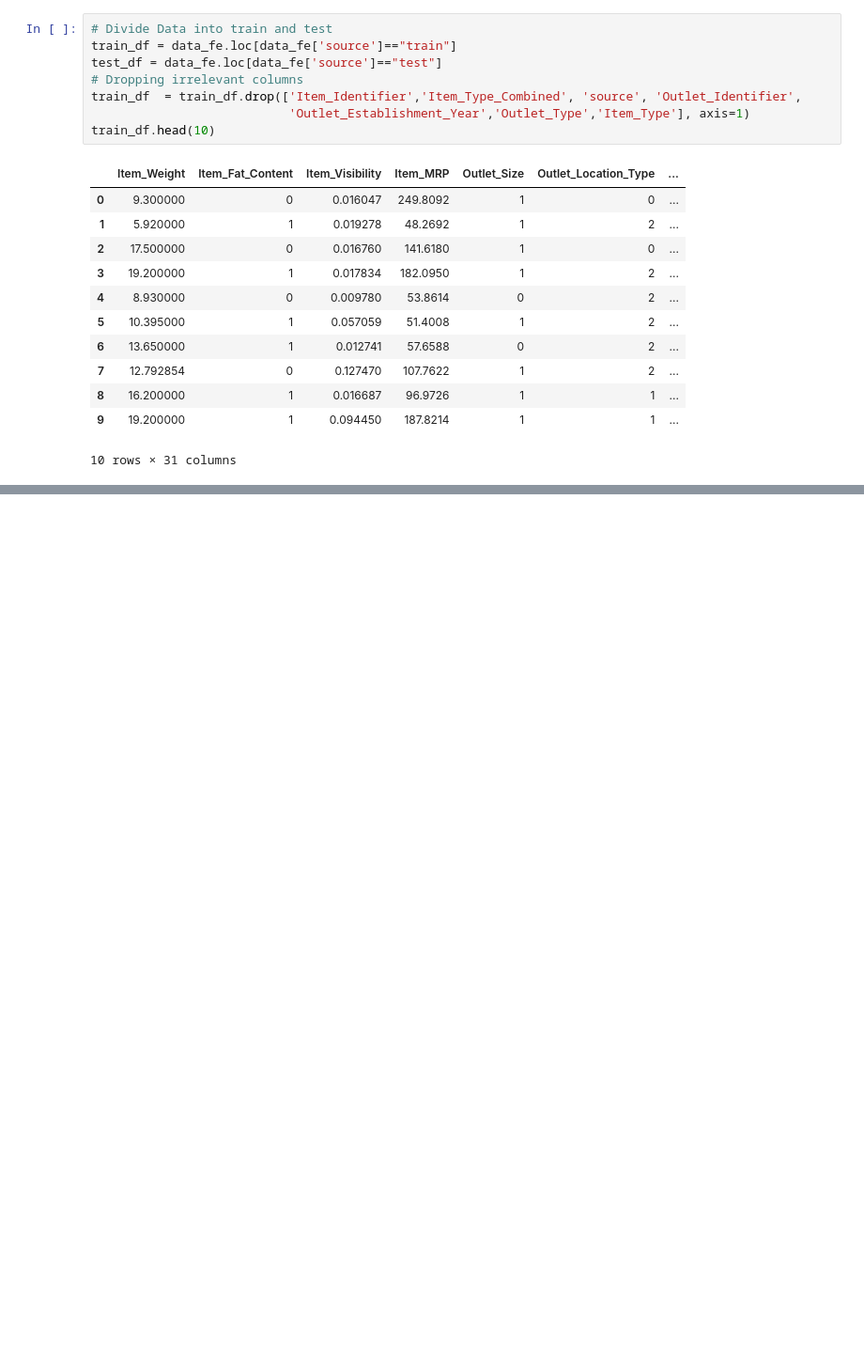
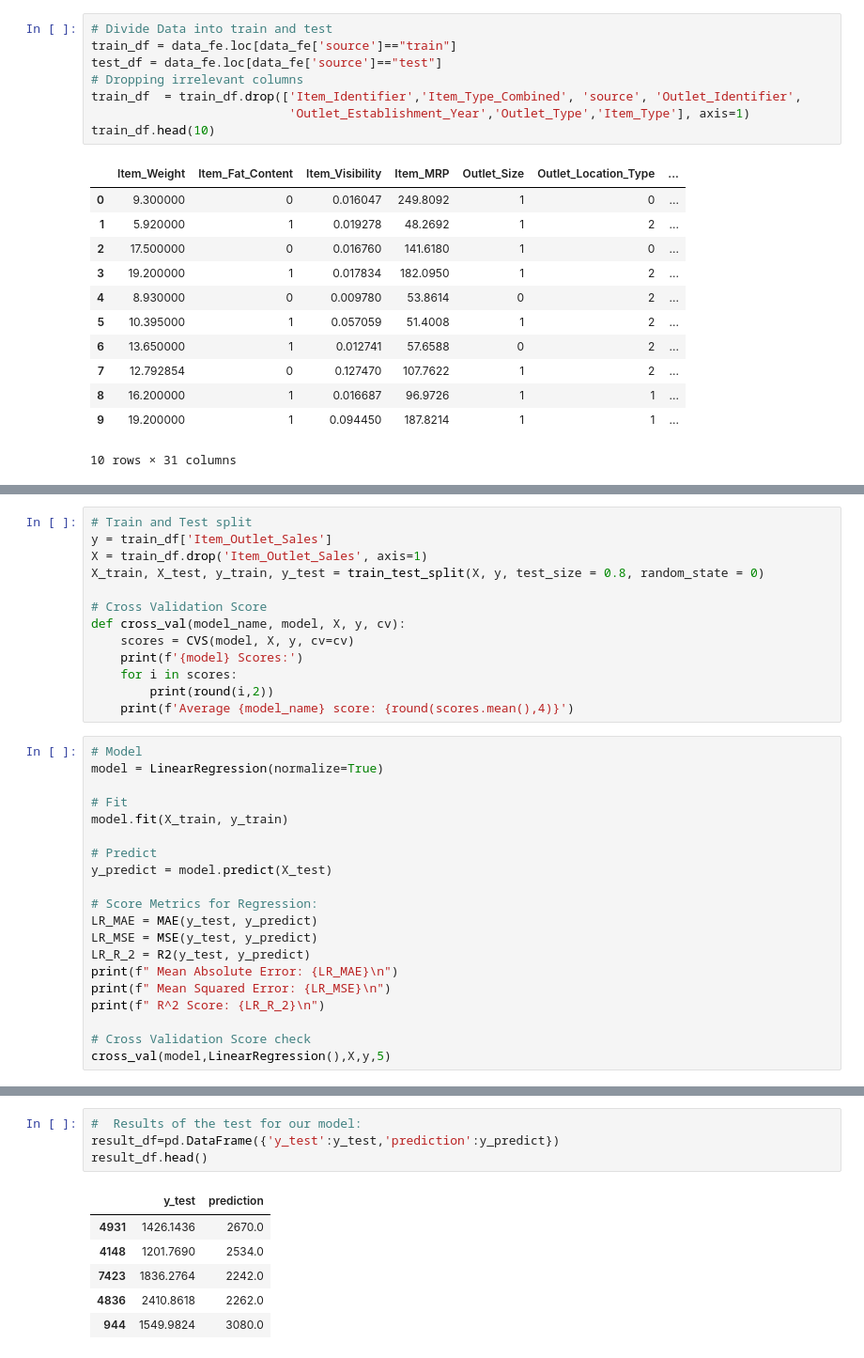
Before and after one commit to mebi-ali/BigMart-Sales-Predication, a Jupyter notebook: bigmart-sales-prediction-analysis.ipynb, the cells around one changed output, grey strips where cells are left out. Shown at 94% size. Drawn from its saved outputs; the diff is of its cells as text; blank space fills up the shorter version.

Commit message:
Linear Regression completed.

```diff
--- a/bigmart-sales-prediction-analysis.ipynb
+++ b/bigmart-sales-prediction-analysis.ipynb
@@ -691,0 +729,33 @@ train_df.head(10)
+# %%
+# Train and Test split
+y = train_df['Item_Outlet_Sales']
+X = train_df.drop('Item_Outlet_Sales', axis=1)
+X_train, X_test, y_train, y_test = train_test_split(X, y, test_size = 0.8, random_state = 0)
+
+# Cross Validation Score
+def cross_val(model_name, model, X, y, cv):
+    scores = CVS(model, X, y, cv=cv)
+    print(f'{model} Scores:')
+    for i in scores:
+        print(round(i,2))
+    print(f'Average {model_name} score: {round(scores.mean(),4)}')
+# %%
+# Model
+model = LinearRegression(normalize=True)
+
+# Fit
+model.fit(X_train, y_train)
+
+# Predict
+y_predict = model.predict(X_test)
+
+# Score Metrics for Regression:
+LR_MAE = MAE(y_test, y_predict)
+LR_MSE = MSE(y_test, y_predict)
+LR_R_2 = R2(y_test, y_predict)
+print(f" Mean Absolute Error: {LR_MAE}\n")
+print(f" Mean Squared Error: {LR_MSE}\n")
+print(f" R^2 Score: {LR_R_2}\n")
+
+# Cross Validation Score check
+cross_val(model,LinearRegression(),X,y,5)
@@ -691,0 +776,11 @@ train_df.head(10)
+# %%
+#  Results of the test for our model:
+result_df=pd.DataFrame({'y_test':y_test,'prediction':y_predict})
+result_df.head()
+# %% [output]
+|  | y_test | prediction |
+| 4931 | 1426.1436 | 2670.0 |
+| 4148 | 1201.7690 | 2534.0 |
+| 7423 | 1836.2764 | 2242.0 |
+| 4836 | 2410.8618 | 2262.0 |
+| 944 | 1549.9824 | 3080.0 |
```
Also changed, not shown: parts of 5 cells of this notebook.
